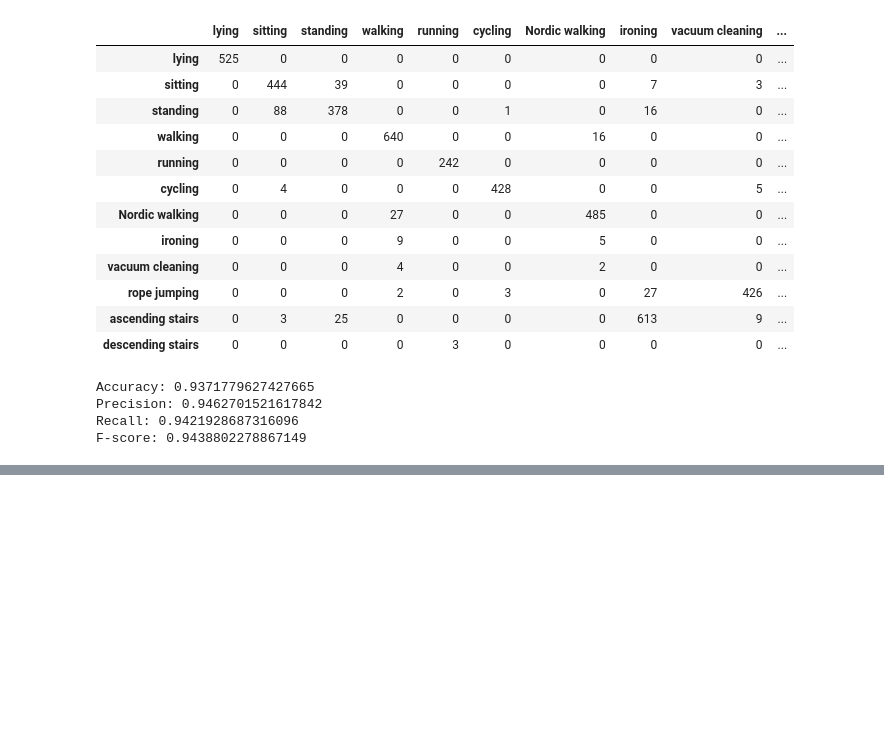
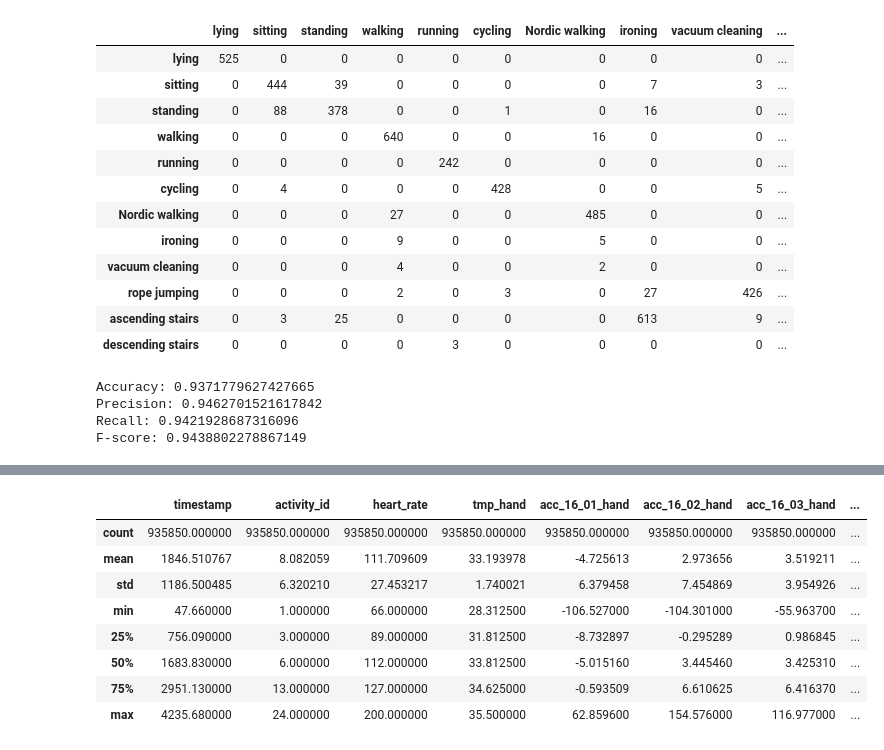
Before and after one commit to RobLMCO/HP_Recognition, a Jupyter notebook: PAMAP2_Jupyter.ipynb, the cells around one changed output, grey strips where cells are left out. Saved outputs shown, nothing was run; the diff lists cells and outputs as text; code cells hidden in the pictures; blank space fills up the shorter version.

```diff
--- a/PAMAP2_Jupyter.ipynb
+++ b/PAMAP2_Jupyter.ipynb
@@ -767,0 +808,12 @@ F-score: 0.9438802278867149
+# %%
+sim_data_df.describe()
+# %% [output]
+|  | timestamp | activity_id | heart_rate | tmp_hand | acc_16_01_hand | acc_16_02_hand | acc_16_03_hand | ... |
+| count | 935850.000000 | 935850.000000 | 935850.000000 | 935850.000000 | 935850.000000 | 935850.000000 | 935850.000000 | ... |
+| mean | 1846.510767 | 8.082059 | 111.709609 | 33.193978 | -4.725613 | 2.973656 | 3.519211 | ... |
+| std | 1186.500485 | 6.320210 | 27.453217 | 1.740021 | 6.379458 | 7.454869 | 3.954926 | ... |
+| min | 47.660000 | 1.000000 | 66.000000 | 28.312500 | -106.527000 | -104.301000 | -55.963700 | ... |
+| 25% | 756.090000 | 3.000000 | 89.000000 | 31.812500 | -8.732897 | -0.295289 | 0.986845 | ... |
+| 50% | 1683.830000 | 6.000000 | 112.000000 | 33.812500 | -5.015160 | 3.445460 | 3.425310 | ... |
+| 75% | 2951.130000 | 13.000000 | 127.000000 | 34.625000 | -0.593509 | 6.610625 | 6.416370 | ... |
+| max | 4235.680000 | 24.000000 | 200.000000 | 35.500000 | 62.859600 | 154.576000 | 116.977000 | ... |
```
Also changed, not shown: parts of 25 cells of this notebook, 18 other files.
